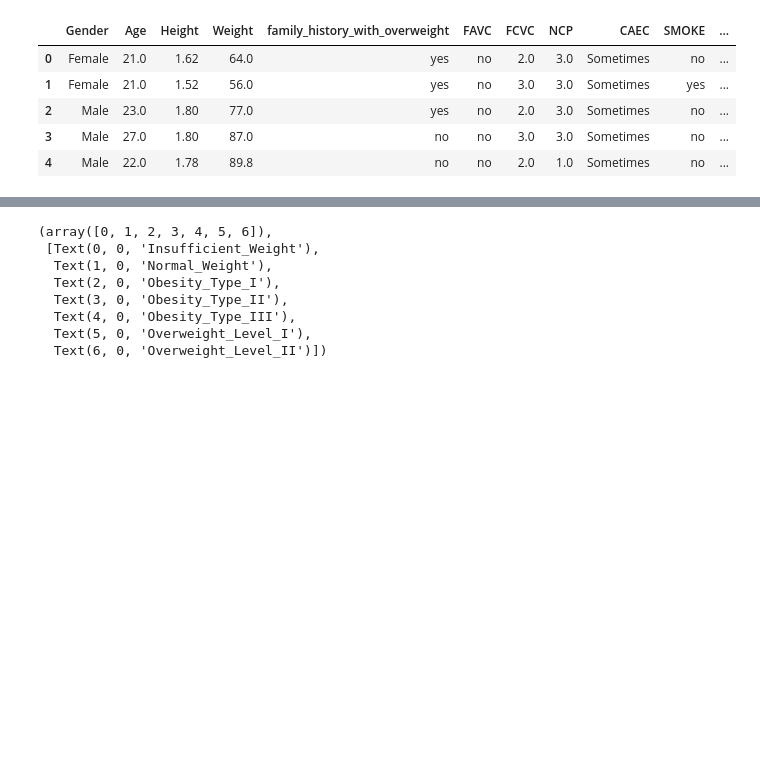
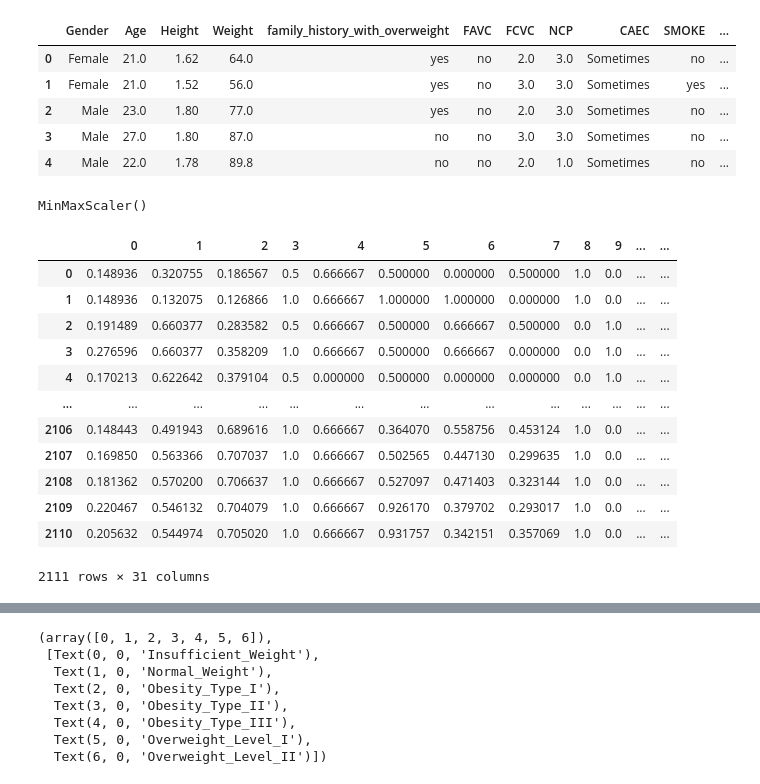
Before and after one commit to pyrds/FranklinU, a Jupyter notebook: DATA695-Final Proposal.ipynb, the cells around one changed output, grey strips where cells are left out. Drawn from its saved outputs; the diff is of its cells as text; code cells hidden in the pictures; blank space fills up the shorter version.

```diff
--- a/DATA695-Final Proposal.ipynb
+++ b/DATA695-Final Proposal.ipynb
@@ -37,3 +38,8 @@ data.head()
 | 4 | Male | 22.0 | 1.78 | 89.8 | no | no | 2.0 | 1.0 | Sometimes | no | ... |
 # %%
 dffeatures = pd.get_dummies(data.iloc[:,0:16])
+# %%
+scaler = MinMaxScaler()
+scaler.fit(dffeatures)
+# %% [output]
+MinMaxScaler()
@@ -40,3 +48,19 @@ dffeatures = pd.get_dummies(data.iloc[:,0:16])
+# %%
+pd.DataFrame(scaledfeat)
+# %% [output]
+|  | 0 | 1 | 2 | 3 | 4 | 5 | 6 | 7 | 8 | 9 | ... | ... |
+| 0 | 0.148936 | 0.320755 | 0.186567 | 0.5 | 0.666667 | 0.500000 | 0.000000 | 0.500000 | 1.0 | 0.0 | ... | ... |
+| 1 | 0.148936 | 0.132075 | 0.126866 | 1.0 | 0.666667 | 1.000000 | 1.000000 | 0.000000 | 1.0 | 0.0 | ... | ... |
+| 2 | 0.191489 | 0.660377 | 0.283582 | 0.5 | 0.666667 | 0.500000 | 0.666667 | 0.500000 | 0.0 | 1.0 | ... | ... |
+| 3 | 0.276596 | 0.660377 | 0.358209 | 1.0 | 0.666667 | 0.500000 | 0.666667 | 0.000000 | 0.0 | 1.0 | ... | ... |
+| 4 | 0.170213 | 0.622642 | 0.379104 | 0.5 | 0.000000 | 0.500000 | 0.000000 | 0.000000 | 0.0 | 1.0 | ... | ... |
+| ... | ... | ... | ... | ... | ... | ... | ... | ... | ... | ... | ... | ... |
+| 2106 | 0.148443 | 0.491943 | 0.689616 | 1.0 | 0.666667 | 0.364070 | 0.558756 | 0.453124 | 1.0 | 0.0 | ... | ... |
+| 2107 | 0.169850 | 0.563366 | 0.707037 | 1.0 | 0.666667 | 0.502565 | 0.447130 | 0.299635 | 1.0 | 0.0 | ... | ... |
+| 2108 | 0.181362 | 0.570200 | 0.706637 | 1.0 | 0.666667 | 0.527097 | 0.471403 | 0.323144 | 1.0 | 0.0 | ... | ... |
+| 2109 | 0.220467 | 0.546132 | 0.704079 | 1.0 | 0.666667 | 0.926170 | 0.379702 | 0.293017 | 1.0 | 0.0 | ... | ... |
+| 2110 | 0.205632 | 0.544974 | 0.705020 | 1.0 | 0.666667 | 0.931757 | 0.342151 | 0.357069 | 1.0 | 0.0 | ... | ... |
+2111 rows × 31 columns
 # %%
 dftarget = data['NObeyesdad']
 # %%
```
Also changed, not shown: parts of 4 cells of this notebook, 1 other file.
